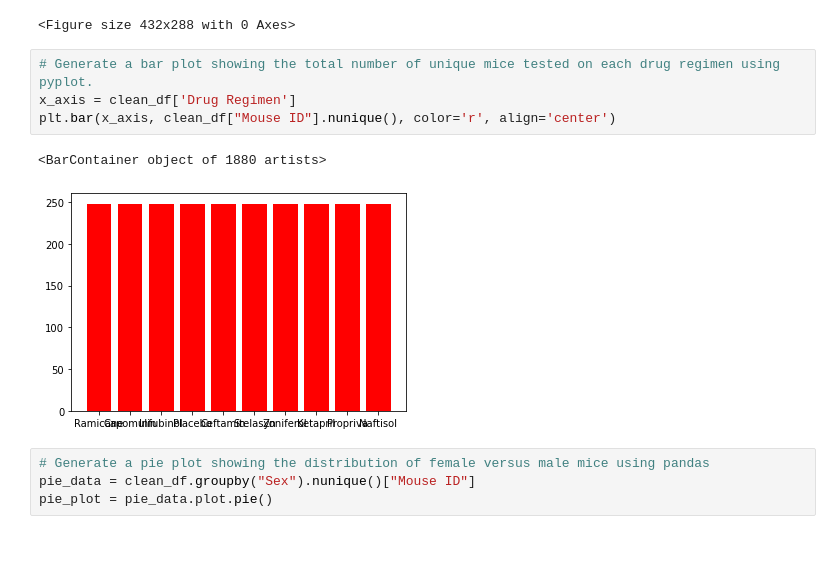
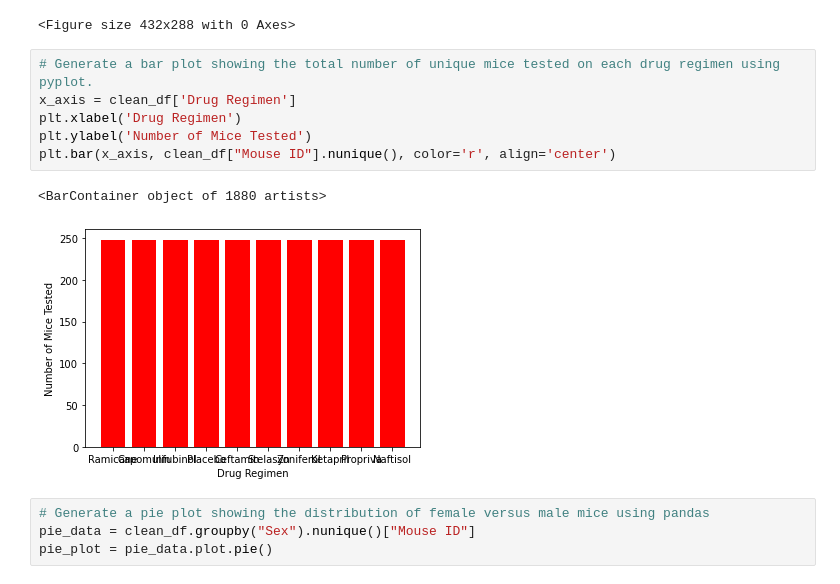
Before and after one commit to Barlow0471/MatplotlibHW, a Jupyter notebook: pymaceuticals_starter.ipynb, the cells around one changed output. Cells and saved outputs as stored; diff of their text form; blank space fills up the shorter version.

```diff
--- a/pymaceuticals_starter.ipynb
+++ b/pymaceuticals_starter.ipynb
@@ -146,10 +146,12 @@ plt.tight_layout()
 # %%
 # Generate a bar plot showing the total number of unique mice tested on each drug regimen using pyplot.
 x_axis = clean_df['Drug Regimen']
+plt.xlabel('Drug Regimen')
+plt.ylabel('Number of Mice Tested')
 plt.bar(x_axis, clean_df["Mouse ID"].nunique(), color='r', align='center')
 # %% [output]
 <BarContainer object of 1880 artists>
-[figure, old version]
+[figure, new version]
 # %%
 # Generate a pie plot showing the distribution of female versus male mice using pandas
 pie_data = clean_df.groupby("Sex").nunique()["Mouse ID"]
```
Also changed, not shown: parts of 2 cells of this notebook.
